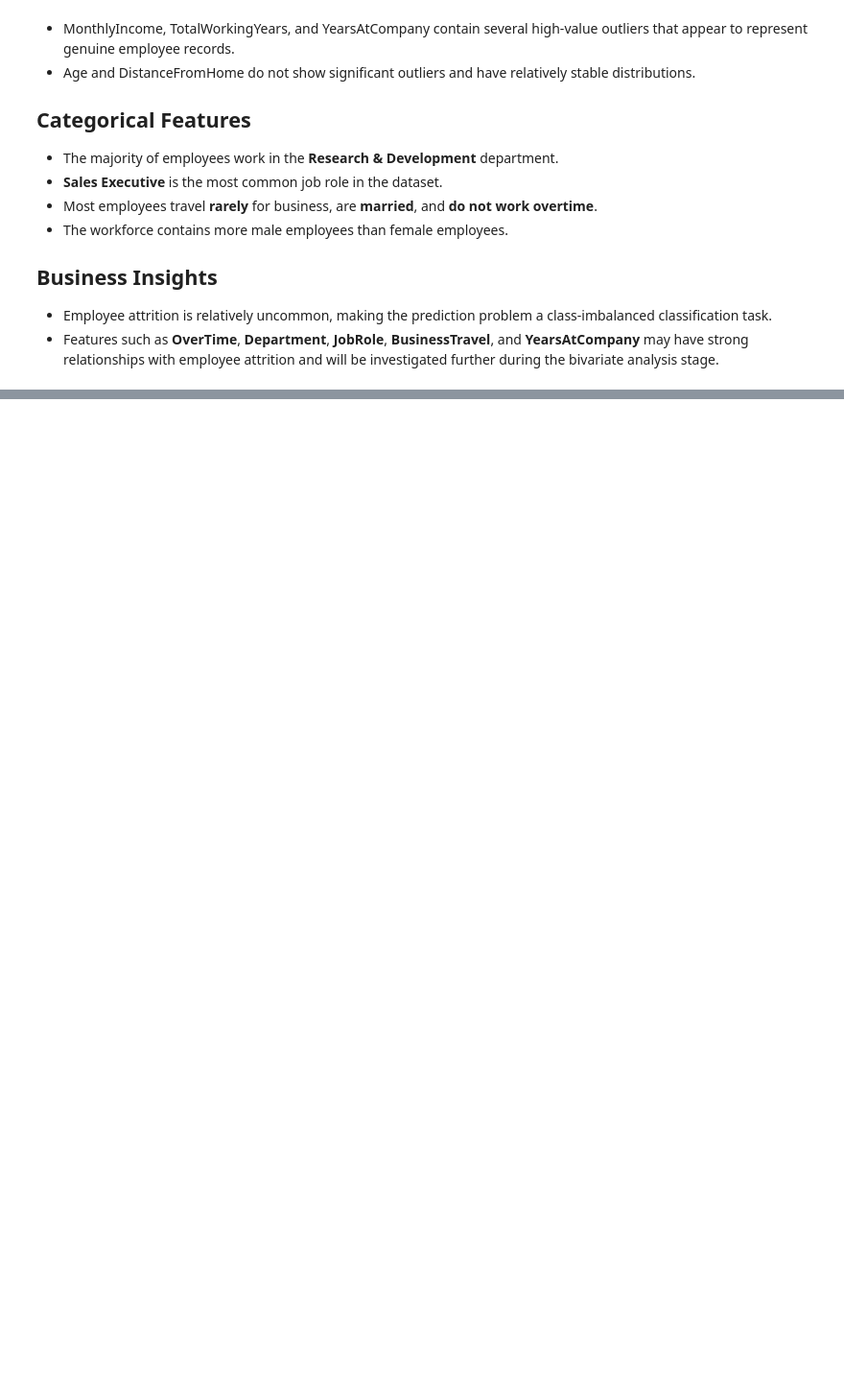
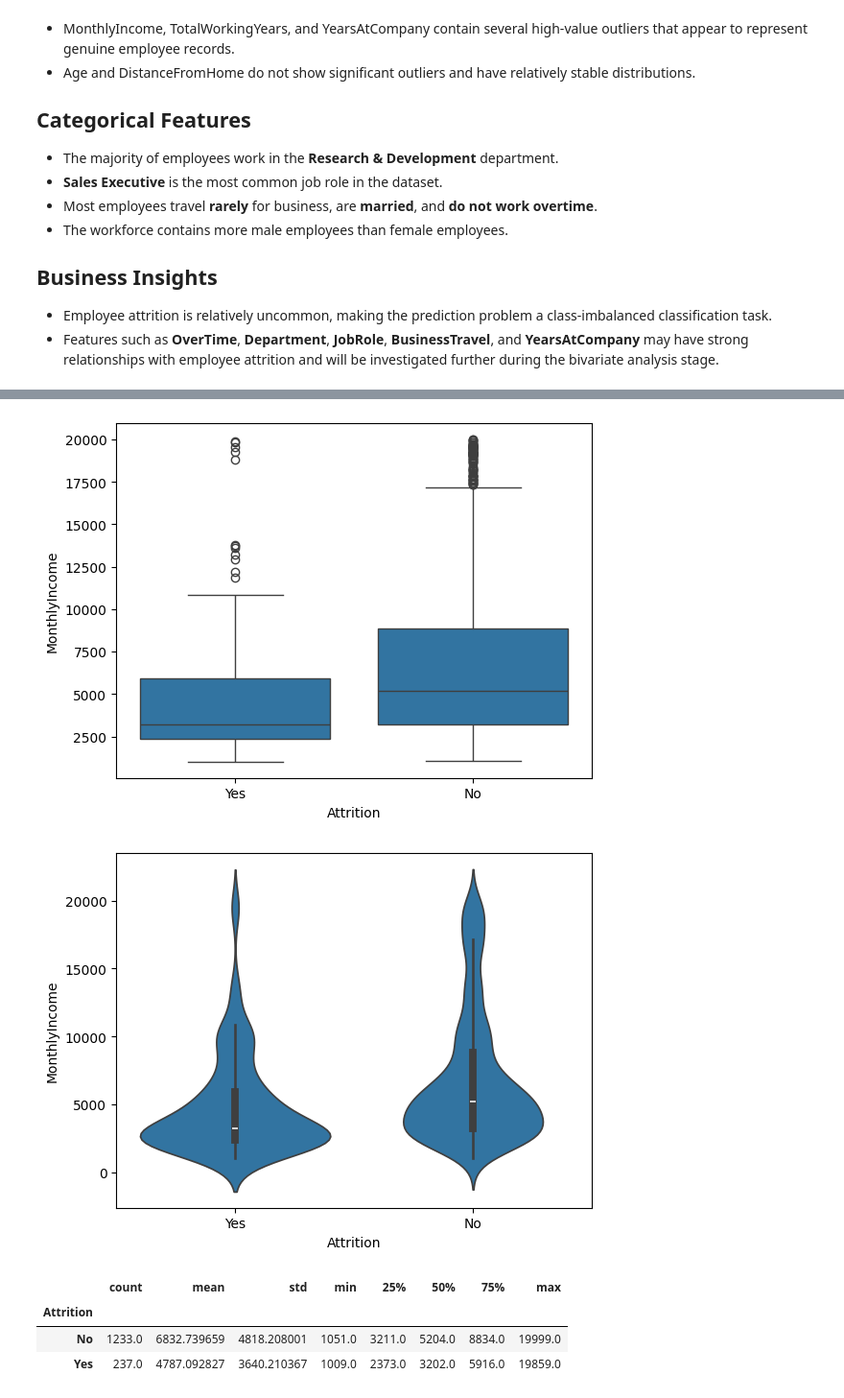
Before and after one commit to Somrat390/Employee-Attrition-Prediction-Platform, a Jupyter notebook: Notebooks/1_business_understanding_.ipynb, the cells around one changed output, grey strips where cells are left out. Shown at 96% size. Cells and saved outputs as stored; diff of their text form; code cells hidden in the pictures; blank space fills up the shorter version.

```diff
--- a/Notebooks/1_business_understanding_.ipynb
+++ b/Notebooks/1_business_understanding_.ipynb
@@ -689,0 +716,14 @@ Overtime is often associated with increased workload and employee stress. It is
+# %%
+sns.boxplot(x='Attrition',y='MonthlyIncome',data=df)
+plt.show()
+sns.violinplot(x='Attrition',y='MonthlyIncome',data=df)
+plt.show()
+
+df.groupby("Attrition")['MonthlyIncome'].describe()
+# %% [output]
+[figure, added]
+[figure, added]
+|  | count | mean | std | min | 25% | 50% | 75% | max |
+| Attrition |  |  |  |  |  |  |  |  |
+| No | 1233.0 | 6832.739659 | 4818.208001 | 1051.0 | 3211.0 | 5204.0 | 8834.0 | 19999.0 |
+| Yes | 237.0 | 4787.092827 | 3640.210367 | 1009.0 | 2373.0 | 3202.0 | 5916.0 | 19859.0 |
```
Also changed, not shown: parts of 28 cells of this notebook.
